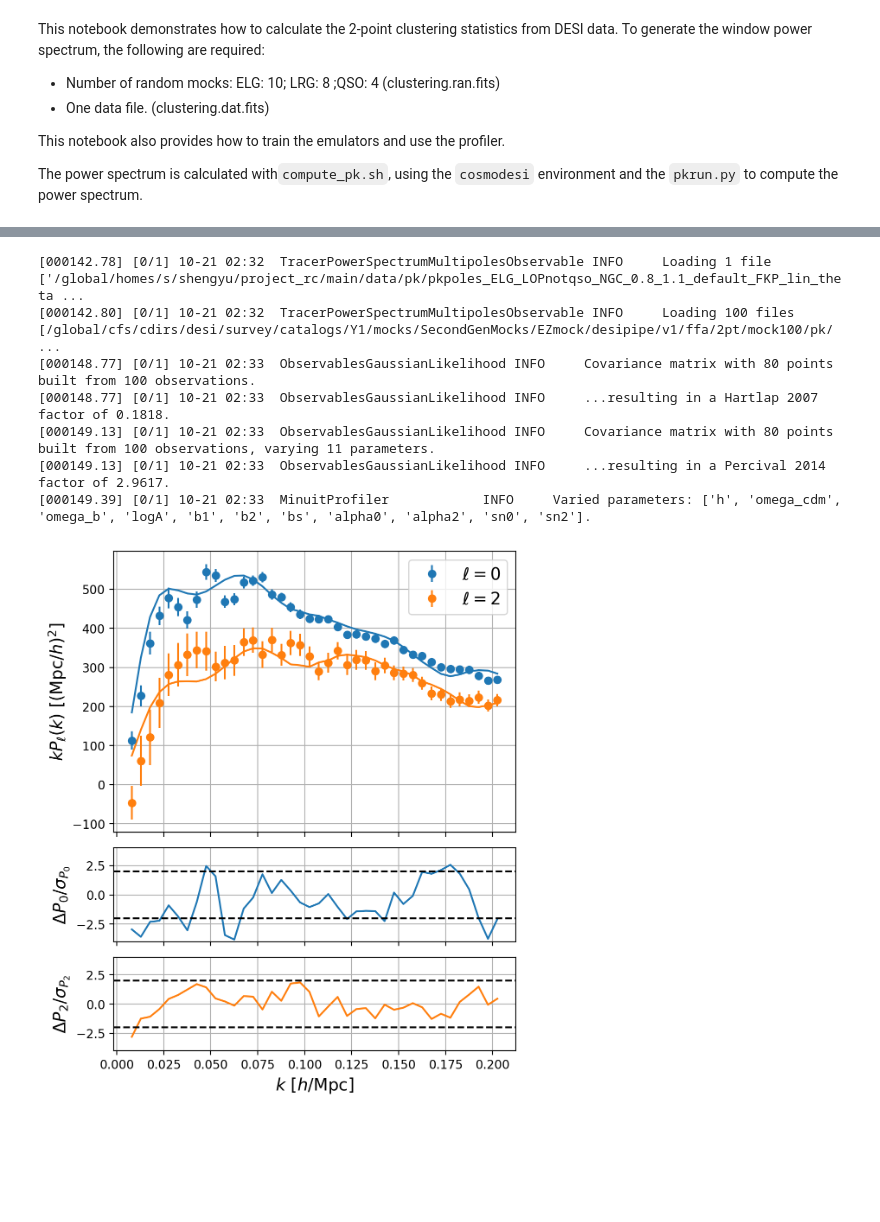
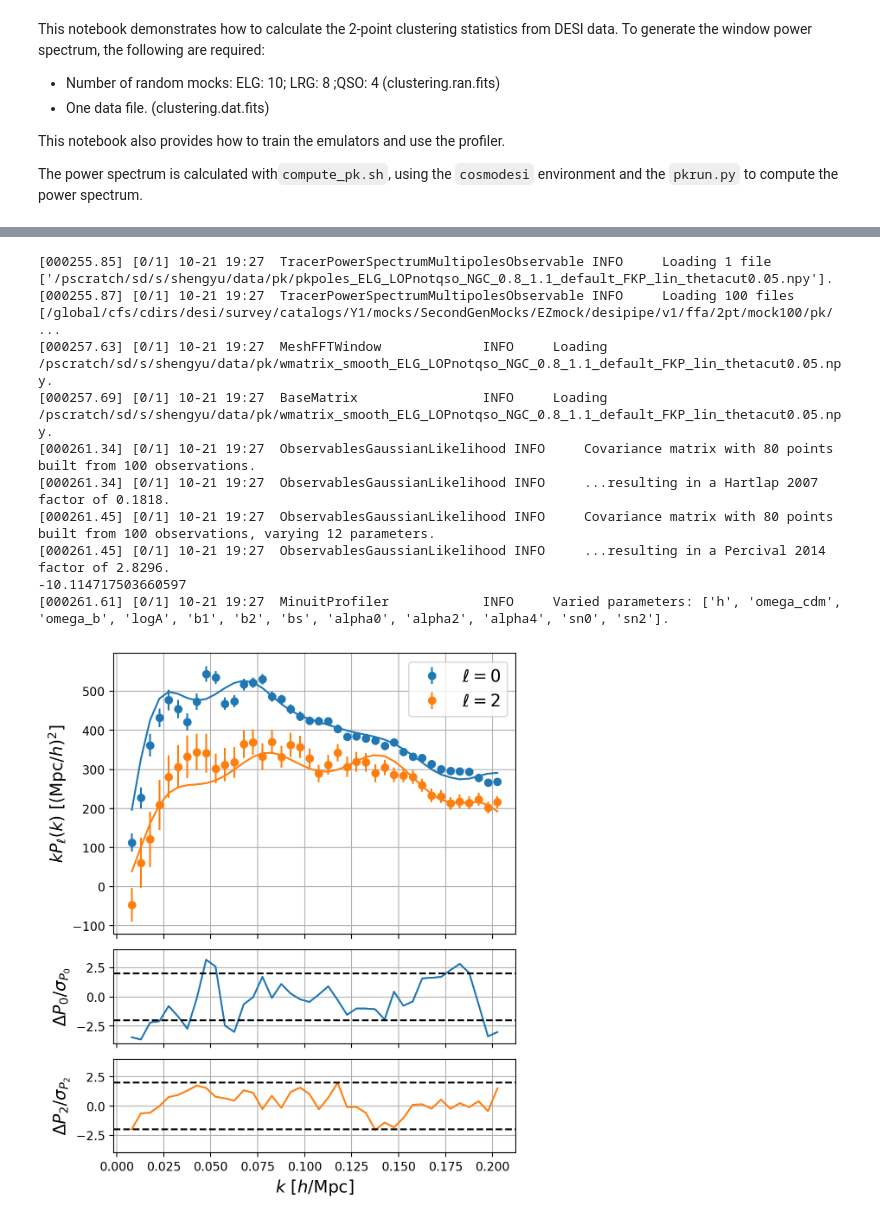
Before and after one commit to ShengyuHE/desi_spectro_sys, a Jupyter notebook: main/examples/clustering.ipynb, the cells around one changed output, grey strips where cells are left out. Drawn from its saved outputs; the diff is of its cells as text; code cells hidden in the pictures; blank space fills up the shorter version.

```diff
--- a/main/examples/clustering.ipynb
+++ b/main/examples/clustering.ipynb
@@ -37,12 +37,14 @@ tracer = "ELG_LOPnotqso"
 ran_mock_num = "10" # ELG:10; LRG:8; QSO:4
 region = "NGC"  # NGC or SGC
 mocks_fn = os.path.join(os.environ['SCRATCH'], "mocks/")
-pk_dir = os.path.join(os.environ['HOME'], "project_rc/main/data/pk/")
+pk_dir = os.path.join(os.environ['SCRATCH'], "data/pk/")
+# pk_dir = os.path.join(os.environ['HOME'], "project_rc/main/data/pk/")
 output_dir = '/global/homes/s/shengyu/project_rc/main/results'
 cov_dir = '/global/cfs/cdirs/desi/survey/catalogs/Y1/mocks/SecondGenMocks/EZmock/desipipe/v1/ffa/2pt/'
 
 # load the pk file, the pk calculated from the pkrun.py
 pk_fn = pk_dir+f'pkpoles_{tracer}_{region}_0.8_1.1_default_FKP_lin_thetacut0.05.npy'
+wmatrix_fn = pk_dir+f'wmatrix_smooth_{tracer}_{region}_0.8_1.1_default_FKP_lin_thetacut0.05.npy'
 
 # load the covariance matrix from the Ezmocks
 cov_fns = []
@@ -64,12 +66,12 @@ cosmo = DESI()
 template = DirectPowerSpectrumTemplate(fiducial='DESI')
 theory = FOLPSRCTracerPowerSpectrumMultipoles(template=template)
 print(theory.varied_params)
-# footprint = BoxFootprint(volume=1e10, nbar=1e-3)
-# covariance = ObservablesCovarianceMatrix(cov_fns, footprints=footprint)()
 observable = TracerPowerSpectrumMultipolesObservable(data= pk_fn,
                                                      klim=klim,
                                                      covariance = cov_fns,
-                                                     theory=theory)
+                                                     theory=theory,
+                                                     kin=np.arange(0.001, 0.35, 0.002),
+                                                     wmatrix=wmatrix_fn)
 likelihood = ObservablesGaussianLikelihood(observable)
 likelihood()
 # %% [output]
@@ -106,6 +114,7 @@ def initialize_template(redshift, cosmology):
         template.init.params['w0_fld'].update(fixed=False)
     return template
 
+# os.remove(emulator_fn)
 if not os.path.exists(emulator_fn):
     cosmo = DESI()
     template = initialize_template(redshift, cosmology)
@@ -119,7 +128,9 @@ if not os.path.exists(emulator_fn):
     observable = TracerPowerSpectrumMultipolesObservable(data= pk_fn,
                                                         klim=klim,
                                                         covariance = cov_fns,
-                                                        theory = theory)
+                                                        theory = theory,
+                                                        kin=np.arange(0.001, 0.35, 0.002),
+                                                        wmatrix=wmatrix_fn)
     likelihood = ObservablesGaussianLikelihood(observable)
     likelihood()
     emulator = Emulator(theory.pt, engine=TaylorEmulatorEngine(order=3, method='finite')) # Taylor expansion, up to a given order
@@ -171,11 +182,15 @@ from desilike.profilers import MinuitProfiler
 from desilike.samples import Profiles
 
 profile_fn = f'./results/profiles/{cosmology}/profiles_{tracer}_{region}_z{redshift}.npy'
+
+# os.remove(profile_fn)
 if not os.path.exists(profile_fn):
     observable = TracerPowerSpectrumMultipolesObservable(data= pk_fn,
                                                         klim=klim,
                                                         covariance = cov_fns,
-                                                        theory=theory_el)
+                                                        theory=theory_el,
+                                                        kin=np.arange(0.001, 0.35, 0.002),
+                                                        wmatrix=wmatrix_fn)
     likelihood = ObservablesGaussianLikelihood(observable, theory=theory_el)
     likelihood()
     profiler = MinuitProfiler(likelihood, seed=42)
@@ -205,21 +235,26 @@ Profiler finished
 # %%
 observable = TracerPowerSpectrumMultipolesObservable(data= pk_fn,
                                                     klim=klim,
                                                     covariance = cov_fns,
-                                                    theory=theory_el)
+                                                    theory=theory_el,
+                                                    kin=np.arange(0.001, 0.35, 0.002),
+                                                    wmatrix=wmatrix_fn)
 likelihood = ObservablesGaussianLikelihood(observable, theory=theory_el)
-likelihood(**profiles.bestfit.choice(input=True))
+print(likelihood(**profiles.bestfit.choice(input=True)))
 profiler = MinuitProfiler(likelihood, seed=42)
 fig = observable.plot()
 # %% [output]
-[000142.78] [0/1] 10-21 02:32  TracerPowerSpectrumMultipolesObservable INFO     Loading 1 file ['/global/homes/s/shengyu/project_rc/main/data/pk/pkpoles_ELG_LOPnotqso_NGC_0.8_1.1_default_FKP_lin_theta ...
-[000142.80] [0/1] 10-21 02:32  TracerPowerSpectrumMultipolesObservable INFO     Loading 100 files [/global/cfs/cdirs/desi/survey/catalogs/Y1/mocks/SecondGenMocks/EZmock/desipipe/v1/ffa/2pt/mock100/pk/ ...
-[000148.77] [0/1] 10-21 02:33  ObservablesGaussianLikelihood INFO     Covariance matrix with 80 points built from 100 observations.
-[000148.77] [0/1] 10-21 02:33  ObservablesGaussianLikelihood INFO     ...resulting in a Hartlap 2007 factor of 0.1818.
-[000149.13] [0/1] 10-21 02:33  ObservablesGaussianLikelihood INFO     Covariance matrix with 80 points built from 100 observations, varying 11 parameters.
-[000149.13] [0/1] 10-21 02:33  ObservablesGaussianLikelihood INFO     ...resulting in a Percival 2014 factor of 2.9617.
-[000149.39] [0/1] 10-21 02:33  MinuitProfiler            INFO     Varied parameters: ['h', 'omega_cdm', 'omega_b', 'logA', 'b1', 'b2', 'bs', 'alpha0', 'alpha2', 'sn0', 'sn2'].
+[000255.85] [0/1] 10-21 19:27  TracerPowerSpectrumMultipolesObservable INFO     Loading 1 file ['/pscratch/sd/s/shengyu/data/pk/pkpoles_ELG_LOPnotqso_NGC_0.8_1.1_default_FKP_lin_thetacut0.05.npy'].
+[000255.87] [0/1] 10-21 19:27  TracerPowerSpectrumMultipolesObservable INFO     Loading 100 files [/global/cfs/cdirs/desi/survey/catalogs/Y1/mocks/SecondGenMocks/EZmock/desipipe/v1/ffa/2pt/mock100/pk/ ...
+[000257.63] [0/1] 10-21 19:27  MeshFFTWindow             INFO     Loading /pscratch/sd/s/shengyu/data/pk/wmatrix_smooth_ELG_LOPnotqso_NGC_0.8_1.1_default_FKP_lin_thetacut0.05.npy.
+[000257.69] [0/1] 10-21 19:27  BaseMatrix                INFO     Loading /pscratch/sd/s/shengyu/data/pk/wmatrix_smooth_ELG_LOPnotqso_NGC_0.8_1.1_default_FKP_lin_thetacut0.05.npy.
+[000261.34] [0/1] 10-21 19:27  ObservablesGaussianLikelihood INFO     Covariance matrix with 80 points built from 100 observations.
+[000261.34] [0/1] 10-21 19:27  ObservablesGaussianLikelihood INFO     ...resulting in a Hartlap 2007 factor of 0.1818.
+[000261.45] [0/1] 10-21 19:27  ObservablesGaussianLikelihood INFO     Covariance matrix with 80 points built from 100 observations, varying 12 parameters.
+[000261.45] [0/1] 10-21 19:27  ObservablesGaussianLikelihood INFO     ...resulting in a Percival 2014 factor of 2.8296.
+-10.114717503660597
+[000261.61] [0/1] 10-21 19:27  MinuitProfiler            INFO     Varied parameters: ['h', 'omega_cdm', 'omega_b', 'logA', 'b1', 'b2', 'bs', 'alpha0', 'alpha2', 'alpha4', 'sn0', 'sn2'].
-[figure, old version]
+[figure, new version]
 # %%
 # plot the posterior distribution
 from desilike.samples import plotting
```
Also changed, not shown: parts of 7 cells of this notebook, 8 other files.
